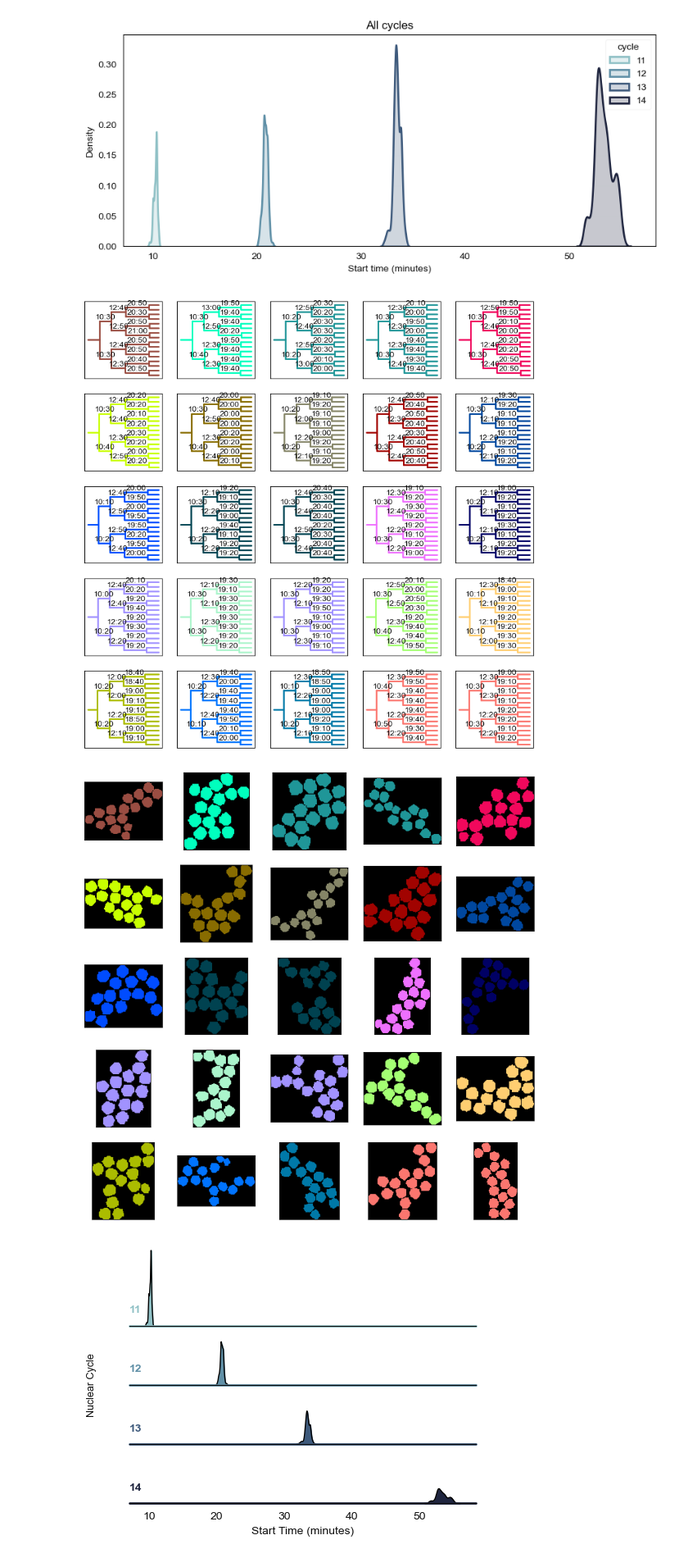
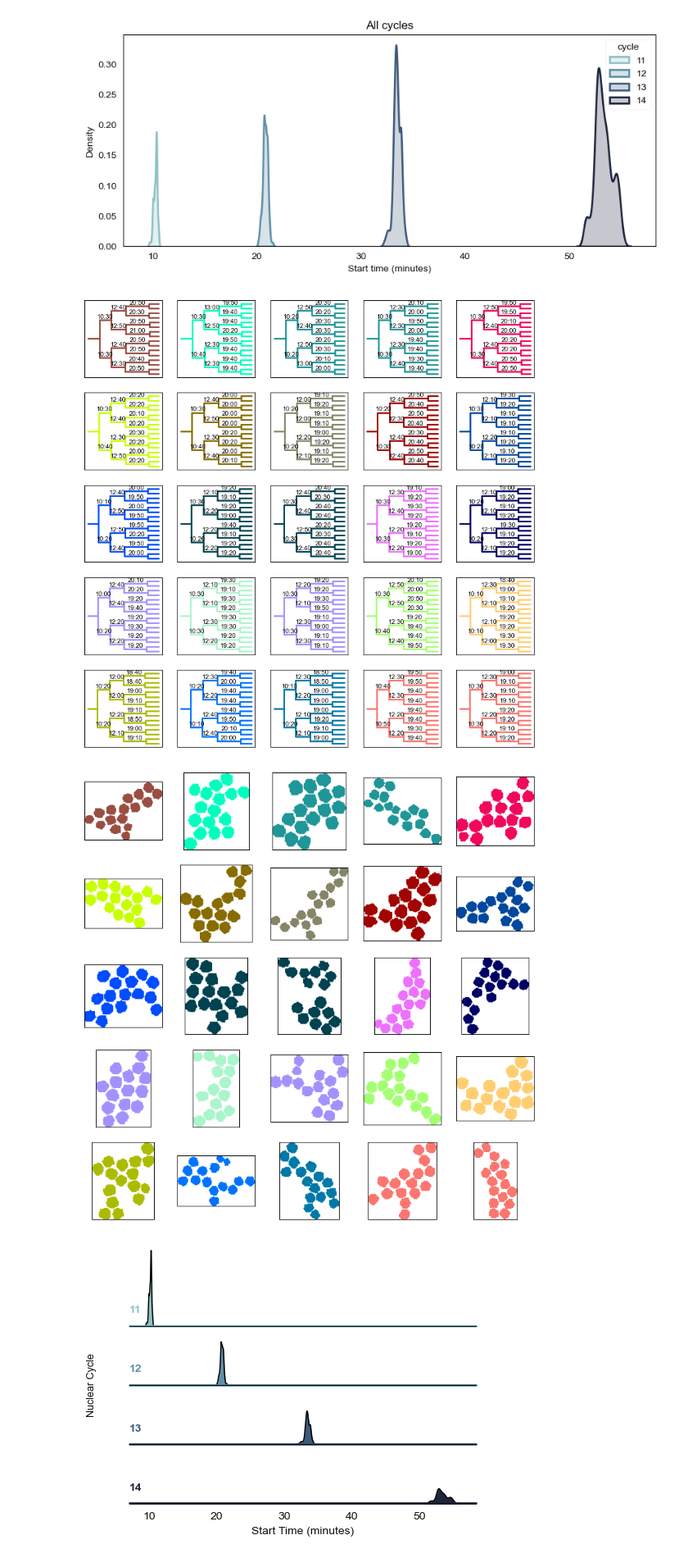
Before and after one commit to Harrison-Oatman/NucleiTracking, a Jupyter notebook: notebooks/cc_progression.ipynb, the cells around one changed output. Shown at 82% size. Cells and saved outputs as stored; diff of their text form; code cells hidden in the pictures.

```diff
--- a/notebooks/cc_progression.ipynb
+++ b/notebooks/cc_progression.ipynb
@@ -176,35 +177,40 @@ props = regionprops(label_img[-1], intensity_image=color_img[-1])
 fig, axes = plt.subplots(5, 5, figsize=(10, 10))
 
 spot = spots[root]
 spot = spot[spot["track_n_tracklets"] == 31]
 tracks = spot["track_id"].unique()
 
 for track, ax in zip(tracks, axes.flatten()):
     tracklet = tracklets[root]
     tree = get_tracklet_tree(tracklet[tracklet["track_id"] == track])
     color = props[track].mean_intensity
     color = [round(c) for c in color]
     color_rgb = f"#{color[0]:02x}{color[1]:02x}{color[2]:02x}"
     visualize_tracklet_tree(tree, ax, c=color_rgb)
     ax.set_xticks([])
     ax.set_yticks([])
+
+plt.savefig(plotpath / f"{root}_tracklet_trees.png", dpi=300)
 plt.show()
 
 fig, axes = plt.subplots(5, 5, figsize=(10, 10))
 
 for track, ax in zip(tracks, axes.flatten()):
     tracklet = tracklets[root]
+    # set all black pixels to white
+    indices = np.where(np.sum(props[track].image_intensity, axis=2) == 0)
+    props[track].image_intensity[indices] = [255, 255, 255]
     ax.imshow(props[track].image_intensity)
     ax.set_xticks([])
     ax.set_yticks([])
 
 plt.savefig(plotpath / f"{root}_tracklets.png", dpi=300)
 plt.show()
 
 fullprops = [props[t] for t in tracks]
 # %% [output]
-[figure, old version]
+[figure, new version]
-[figure, old version]
+[figure, new version]
 # %%
 rcParams.update({"axes.grid" : False, "grid.color": "black"})
 
```
Also changed, not shown: parts of 2 cells of this notebook.
